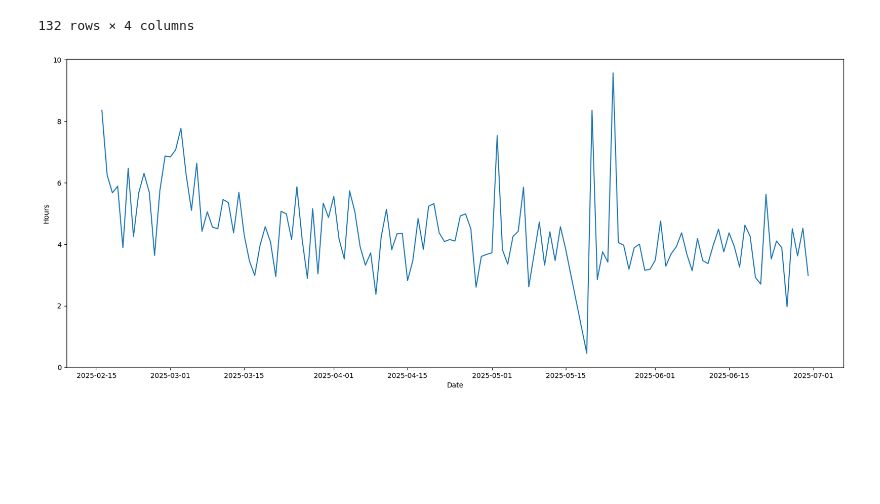
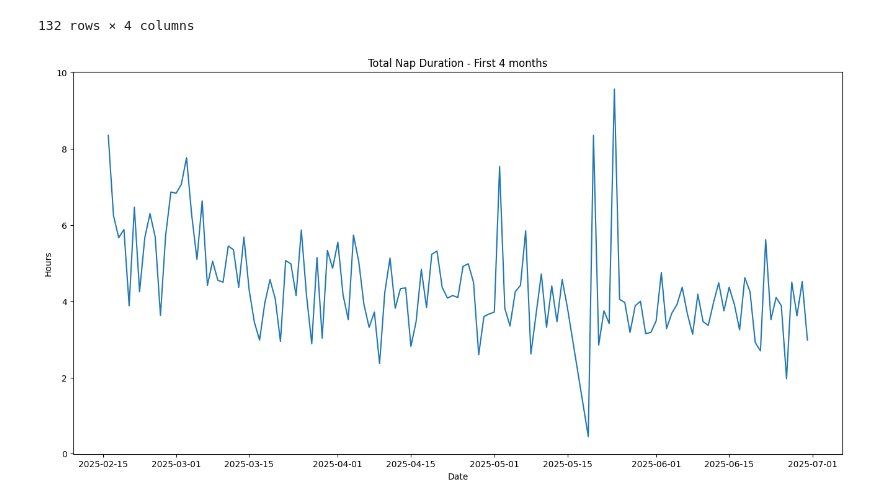
Before and after one commit to trow-land/Data-Science, a Jupyter notebook: Baby Progress/baby_data_analysis.ipynb, the cells around one changed output. Drawn from its saved outputs; the diff is of its cells as text; code cells hidden in the pictures; blank space fills up the shorter version.

```diff
--- a/Baby Progress/baby_data_analysis.ipynb
+++ b/Baby Progress/baby_data_analysis.ipynb
@@ -207,12 +202,12 @@ grouped_day_sleeps
 | 131 | 2025-06-30 | 0 days 02:59:00 | 179.0 | 2.983333 |
 132 rows × 4 columns
 # %%
-plt.figure(figsize=(20,8))
+plt.figure(figsize=(16,8))
 plt.plot(grouped_day_sleeps['Start'], grouped_day_sleeps['Duration_Hours'])
 plt.xlabel("Date")
 plt.ylabel("Hours")
-plt.title
+plt.title("Total Nap Duration - First 4 months")
 
 plt.show()
 # %% [output]
-[figure, old version]
+[figure, new version]
```
Also changed, not shown: parts of 10 cells of this notebook.
